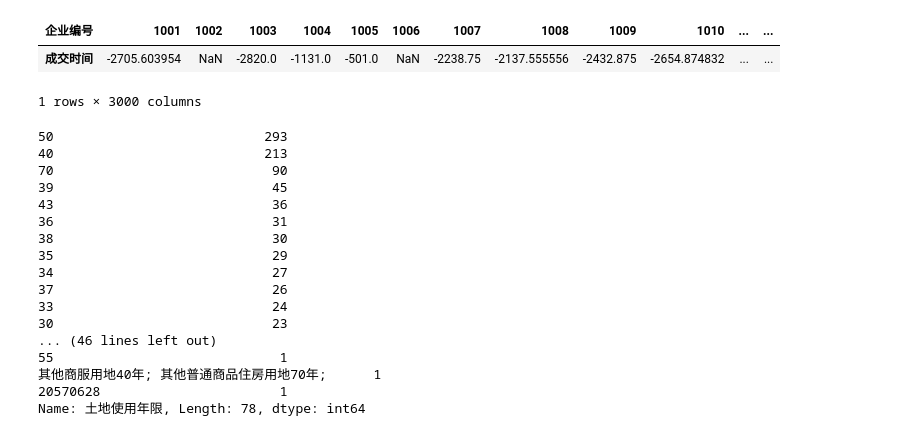
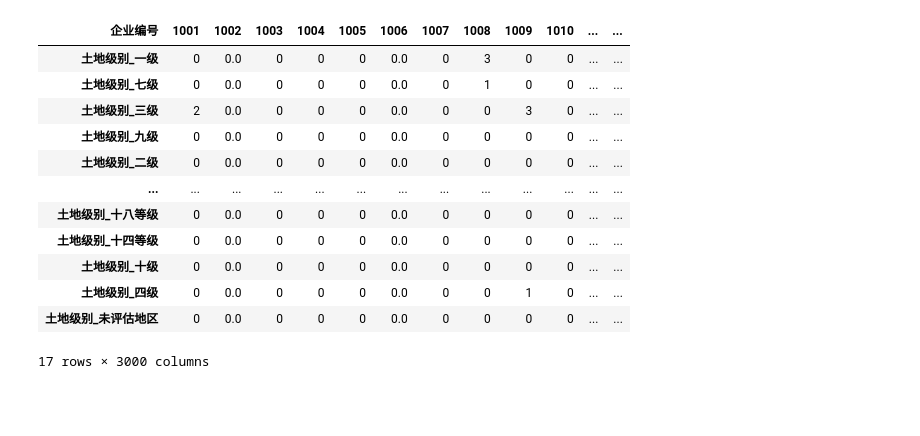
Before and after one commit to CourierKyn/isi-world-cup, a Jupyter notebook: 购地-市场交易-土地转让.ipynb, the cells around one changed output. Cells and saved outputs as stored; diff of their text form; code cells hidden in the pictures; blank space fills up the shorter version.

```diff
--- a/购地-市场交易-土地转让.ipynb
+++ b/购地-市场交易-土地转让.ipynb
@@ -36,38 +37,40 @@ data
 | 3999 | 2012-04-28 | 6.141960 | 工业用地 | NaN | NaN | NaN | NaN | NaN | NaN |
 | 4000 | 2013-09-24 | 1.058800 | 工业用地 | NaN | NaN | NaN | 净地;现状 | NaN | NaN |
 31375 rows × 9 columns
-# %%
-def to_day(cell):
-    if not isinstance(cell, str):
-        return cell
-    return (dateutil.parser.parse(cell) - datetime.datetime(2019, 3, 5)).days
-
-
-dt = data[['成交时间']].applymap(to_day).groupby('企业编号').mean().T
-dt = dt.reindex(columns=list(range(1001, 4001)))
-dt
-# %% [output]
-| 企业编号 | 1001 | 1002 | 1003 | 1004 | 1005 | 1006 | 1007 | 1008 | 1009 | 1010 | ... | ... |
-| 成交时间 | -2705.603954 | NaN | -2820.0 | -1131.0 | -501.0 | NaN | -2238.75 | -2137.555556 | -2432.875 | -2654.874832 | ... | ... |
-1 rows × 3000 columns
-# %%
-data["土地使用年限"].value_counts()
-# %% [output]
-50                           293
-40                           213
-70                            90
-39                            45
-43                            36
-36                            31
-38                            30
-35                            29
-34                            27
-37                            26
-33                            24
-30                            23
-... (46 lines left out)
-55                             1
-其他商服用地40年; 其他普通商品住房用地70年;      1
-20570628                       1
-Name: 土地使用年限, Length: 78, dtype: int64
+# %%
+def to_land_level(cell):
+    if not isinstance(cell, str):
+        return cell
+    if '一级' in cell and '十一级' not in cell:
+        return '一级'
+    if '8' in cell:
+        return '八级'
+    if '1' in cell:
+        return '一级'
+    if '4' in cell:
+        return '四级'
+    if '2' in cell:
+        return '二级'
+    if '5' in cell:
+        return '五级'
+    return cell
+
+
+land_level = pd.get_dummies(df['土地级别'].map(to_land_level), prefix='土地级别').groupby('企业编号').sum().T
+land_level = land_level.reindex(columns=list(range(1001, 4001))).fillna(0)
+land_level
+# %% [output]
+| 企业编号 | 1001 | 1002 | 1003 | 1004 | 1005 | 1006 | 1007 | 1008 | 1009 | 1010 | ... | ... |
+| 土地级别_一级 | 0 | 0.0 | 0 | 0 | 0 | 0.0 | 0 | 3 | 0 | 0 | ... | ... |
+| 土地级别_七级 | 0 | 0.0 | 0 | 0 | 0 | 0.0 | 0 | 1 | 0 | 0 | ... | ... |
+| 土地级别_三级 | 2 | 0.0 | 0 | 0 | 0 | 0.0 | 0 | 0 | 3 | 0 | ... | ... |
+| 土地级别_九级 | 0 | 0.0 | 0 | 0 | 0 | 0.0 | 0 | 0 | 0 | 0 | ... | ... |
+| 土地级别_二级 | 0 | 0.0 | 0 | 0 | 0 | 0.0 | 0 | 0 | 0 | 0 | ... | ... |
+| ... | ... | ... | ... | ... | ... | ... | ... | ... | ... | ... | ... | ... |
+| 土地级别_十八等级 | 0 | 0.0 | 0 | 0 | 0 | 0.0 | 0 | 0 | 0 | 0 | ... | ... |
+| 土地级别_十四等级 | 0 | 0.0 | 0 | 0 | 0 | 0.0 | 0 | 0 | 0 | 0 | ... | ... |
+| 土地级别_十级 | 0 | 0.0 | 0 | 0 | 0 | 0.0 | 0 | 0 | 0 | 0 | ... | ... |
+| 土地级别_四级 | 0 | 0.0 | 0 | 0 | 0 | 0.0 | 0 | 0 | 1 | 0 | ... | ... |
+| 土地级别_未评估地区 | 0 | 0.0 | 0 | 0 | 0 | 0.0 | 0 | 0 | 0 | 0 | ... | ... |
+17 rows × 3000 columns
 # %%
```
Also changed, not shown: parts of 8 cells of this notebook, 4 other files.
